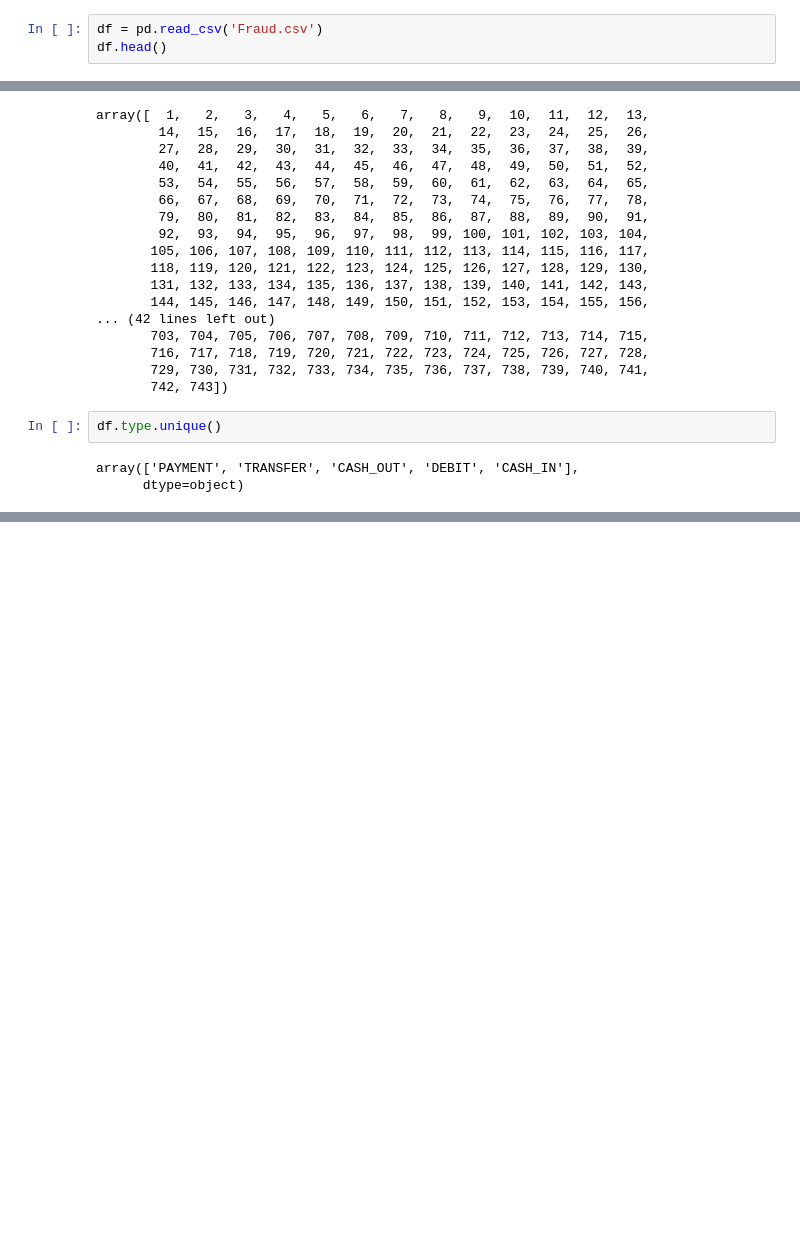
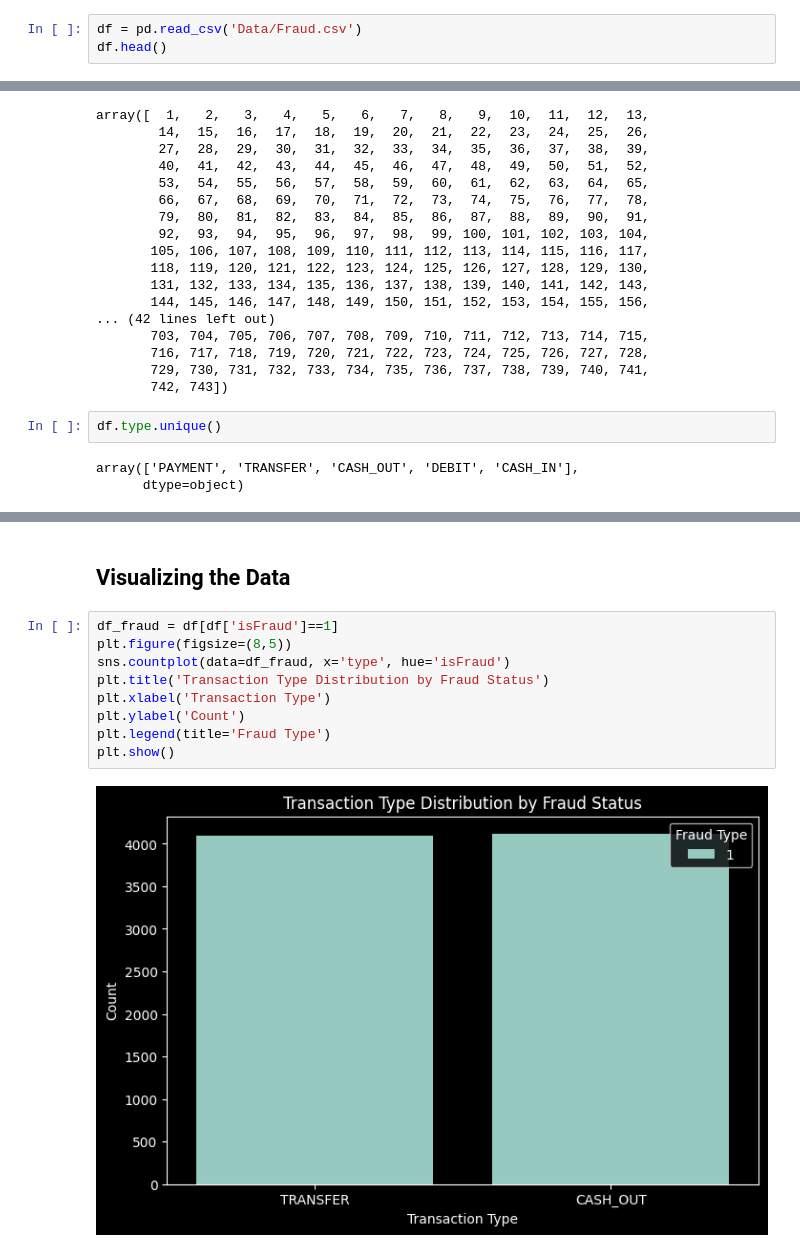
Before and after one commit to ProgrammerRez/CC_Fraud, a Jupyter notebook: EDA.ipynb, the cells around one changed output, grey strips where cells are left out. Cells and saved outputs as stored; diff of their text form; blank space fills up the shorter version.

```diff
--- a/EDA.ipynb
+++ b/EDA.ipynb
@@ -8,5 +10,5 @@ import pandas as pd
 # %%
-df = pd.read_csv('Fraud.csv')
+df = pd.read_csv('Data/Fraud.csv')
 df.head()
 # %% [output]
 |  | step | type | amount | nameOrig | oldbalanceOrg | newbalanceOrig | nameDest | oldbalanceDest | ... |
@@ -238,0 +56,13 @@ NameError: name 'X_train' is not defined
+# %% [markdown]
+## Visualizing the Data
+# %%
+df_fraud = df[df['isFraud']==1]
+plt.figure(figsize=(8,5))
+sns.countplot(data=df_fraud, x='type', hue='isFraud')
+plt.title('Transaction Type Distribution by Fraud Status')
+plt.xlabel('Transaction Type')
+plt.ylabel('Count')
+plt.legend(title='Fraud Type')
+plt.show()
+# %% [output]
+[figure, added]
```
Also changed, not shown: parts of 41 cells of this notebook, 5 other files.
